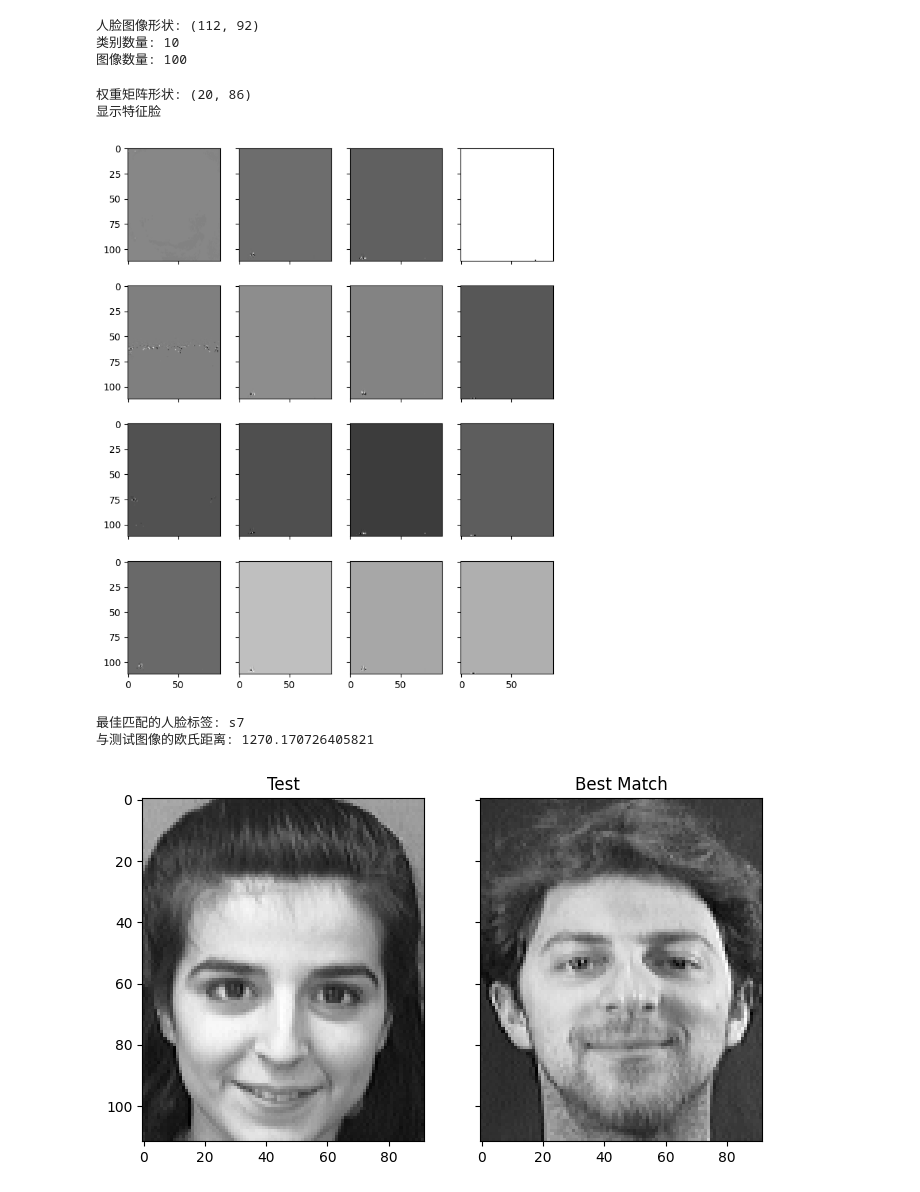
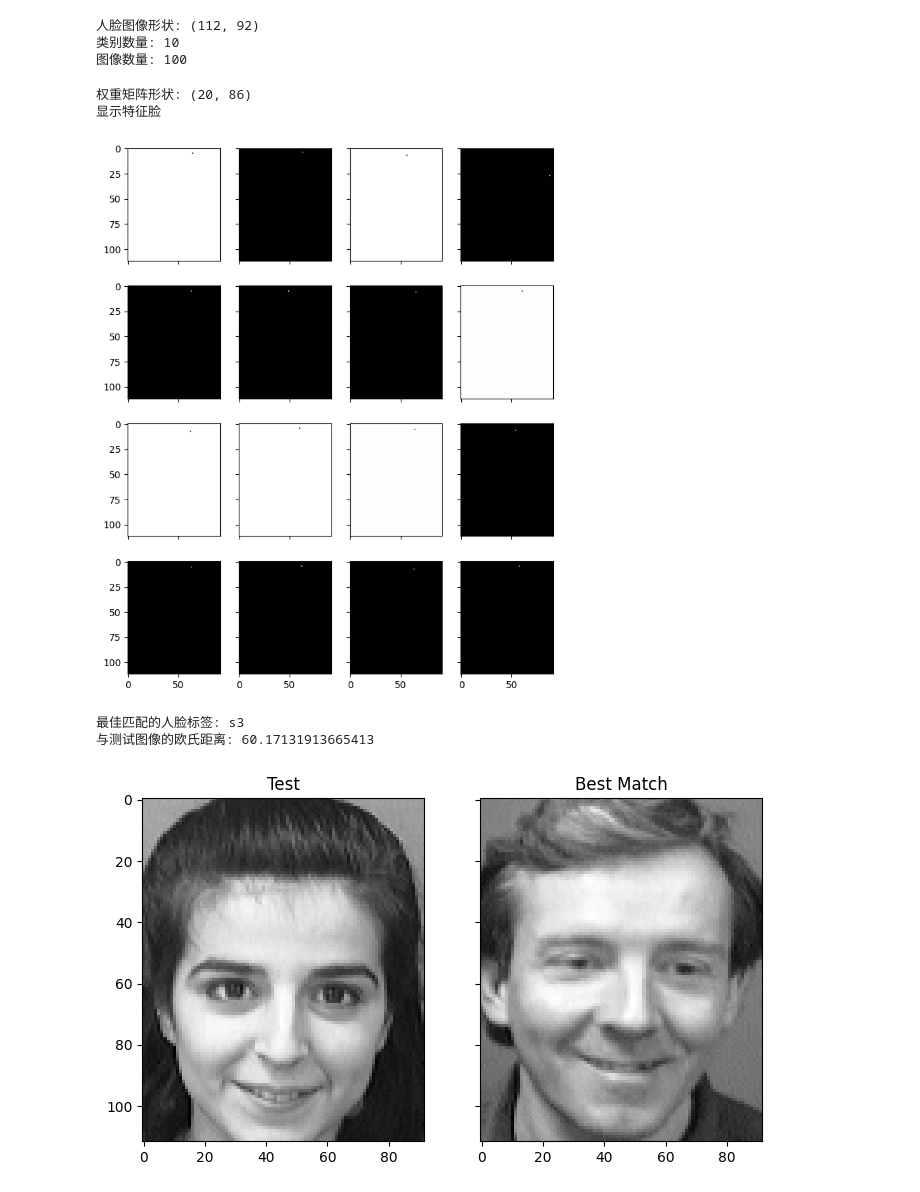
Before and after one commit to TonyHuang6666/Manifold-Learning, a Jupyter notebook: Locality preserving projection/LPP-Face recognition.ipynb, the cells around one changed output. Cells and saved outputs as stored; diff of their text form; code cells hidden in the pictures.

Commit message:
n_components = 20 n_neighbors = 30 t = 10000

```diff
--- a/Locality preserving projection/LPP-Face recognition.ipynb
+++ b/Locality preserving projection/LPP-Face recognition.ipynb
@@ -110,36 +110,36 @@ for key, val in faces.items():
     if key == "s7/6.pgm":
         continue # 这是我们的测试集
     if key == "s8/4.pgm":
         continue # 这是我们的测试集
     facematrix.append(val.flatten())
     facelabel.append(key.split("/")[0])
 
 # 创建一个NxM矩阵，其中N为图像数量，M为每个图像的像素数
 facematrix = np.array(facematrix)
 
 # 转置facematrix以匹配矩阵乘法的预期形状
 facematrix = facematrix.T
 
 # 应用LPP并选择前K个主成分作为特征脸
 n_components = 20
-n_neighbors = 40
-t = 1000
+n_neighbors = 30
+t = 10000
 eigenfaces = LPP(facematrix, n_components, n_neighbors, t)
 
 # 生成权重矩阵，其中K为特征脸数量，N为样本数量
 weights = eigenfaces.T @ facematrix
 print("权重矩阵形状:", weights.shape)
 
 # 显示前16个特征脸
 fig, axes = plt.subplots(4, 4, sharex=True, sharey=True, figsize=(8, 10))
 for i in range(16):
     axes[i%4][i//4].imshow(eigenfaces[:, i].reshape(faces["s1/1.pgm"].shape), cmap="gray")
 print("显示特征脸")
 plt.show()
 # %% [output]
 权重矩阵形状: (20, 86)
 显示特征脸
-[figure, old version]
+[figure, new version]
 # %%
 def test_image(image_path, eigenfaces, mean_face, facelabel, weights):
     # 读取测试图像
@@ -181,6 +181,6 @@ axes[1].imshow(best_match_image, cmap="gray")
 axes[1].set_title("Best Match")
 plt.show()
 # %% [output]
-最佳匹配的人脸标签: s7
-与测试图像的欧氏距离: 1270.170726405821
+最佳匹配的人脸标签: s3
+与测试图像的欧氏距离: 60.17131913665413
-[figure, old version]
+[figure, new version]
```
